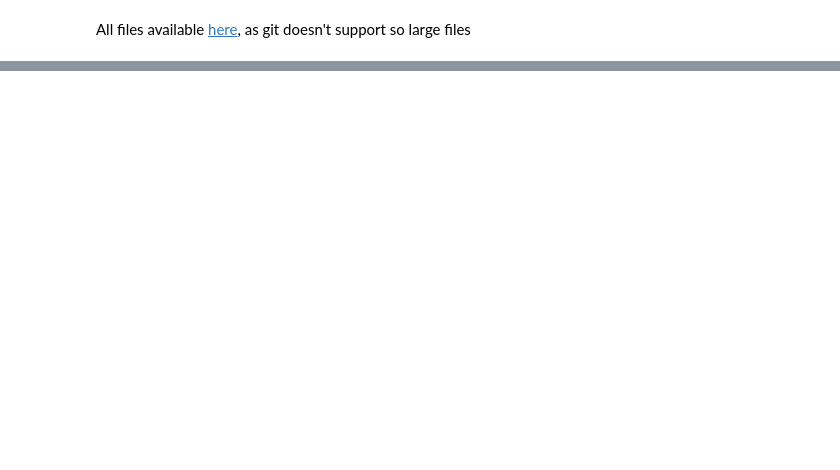
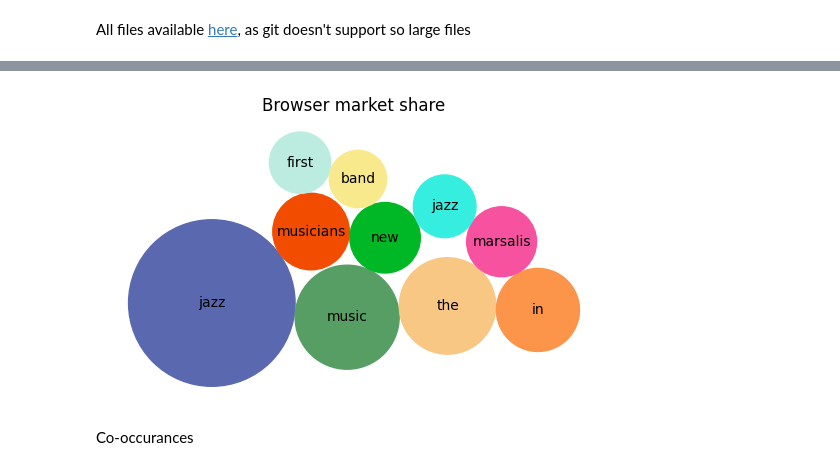
Before and after one commit to kordc/WikipediaRecommender, a Jupyter notebook: process_files.ipynb, the cells around one changed output, grey strips where cells are left out. Saved outputs shown, nothing was run; the diff lists cells and outputs as text; code cells hidden in the pictures; blank space fills up the shorter version.

```diff
--- a/process_files.ipynb
+++ b/process_files.ipynb
@@ -180,0 +42,3 @@ All files available [here](https://drive.google.com/drive/folders/1FkuFF7tCvBj8p
+# %%
+data = pd.read_csv('processed.csv', index_col=0)
+data.head()
@@ -180,0 +49,4 @@ All files available [here](https://drive.google.com/drive/folders/1FkuFF7tCvBj8p
+# %%
+words = [text.split() for text in data['text']]
+words = [
+    word for document in words for word in document]
@@ -180,0 +55,7 @@ All files available [here](https://drive.google.com/drive/folders/1FkuFF7tCvBj8p
+# %%
+from collections import Counter
+
+counter = Counter(words)
+cols = [x[0].lower() for x in counter.most_common(10)]
+for pair in counter.most_common(10):
+    print(f'{pair[0]}: {pair[1]}')
@@ -180,0 +73,21 @@ All files available [here](https://drive.google.com/drive/folders/1FkuFF7tCvBj8p
+# %%
+bubble_chart = BubbleChart(area=[x[1] for x in counter.most_common(10)],
+                           bubble_spacing=0.1)
+
+bubble_chart.collapse()
+
+fig, ax = plt.subplots(subplot_kw=dict(aspect="equal"))
+colors = ['#5A69AF', '#579E65', '#F9C784', '#FC944A', '#F24C00', '#00B825',
+          '#F652A0', '#36EEE0', '#BCECE0', '#F8EA8C']
+bubble_chart.plot(
+    ax, cols, colors)
+ax.axis("off")
+ax.relim()
+ax.autoscale_view()
+ax.set_title('Browser market share')
+
+plt.show()
+# %% [output]
+[figure, added]
+# %% [markdown]
+Co-occurances
```
Also changed, not shown: parts of 21 cells of this notebook, 4 other files.
